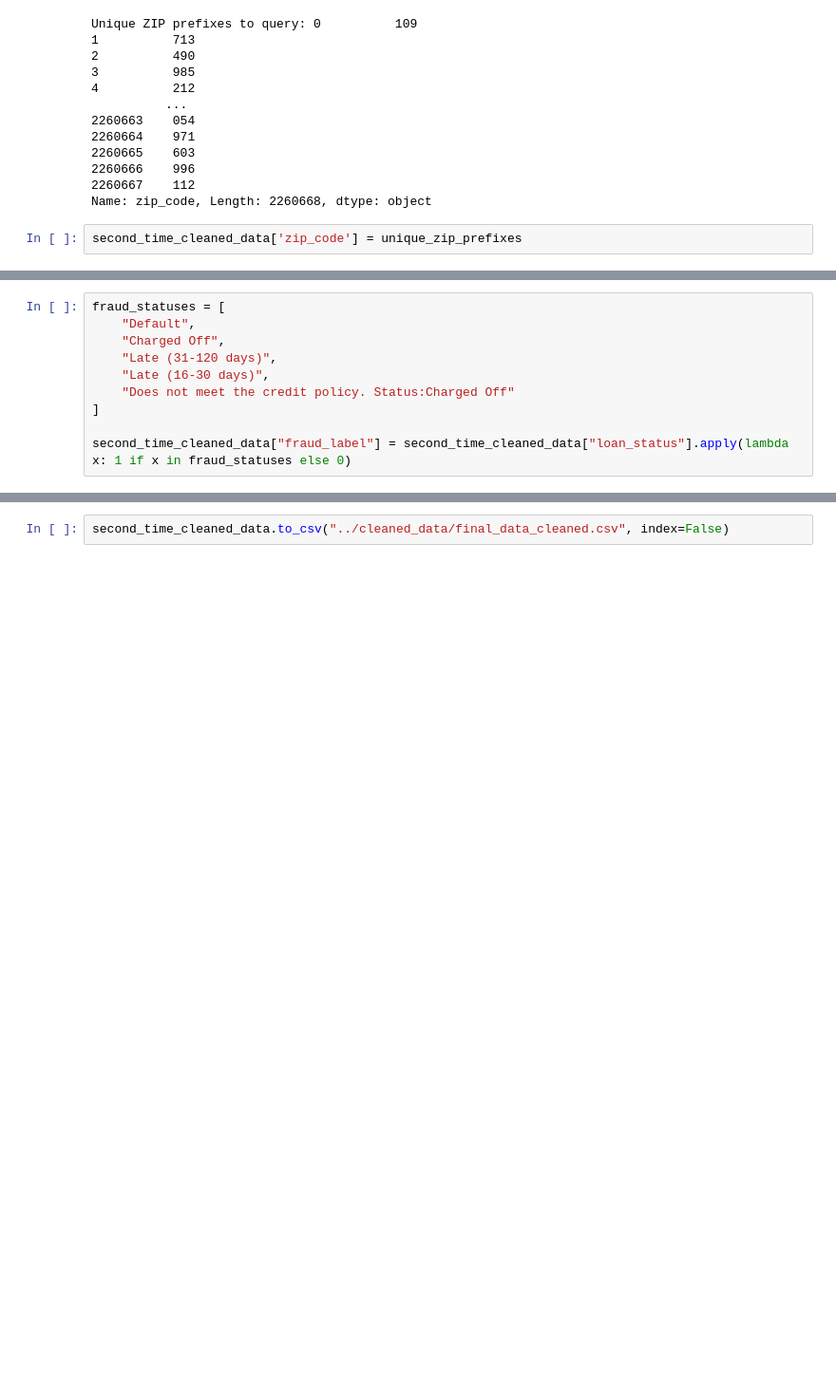
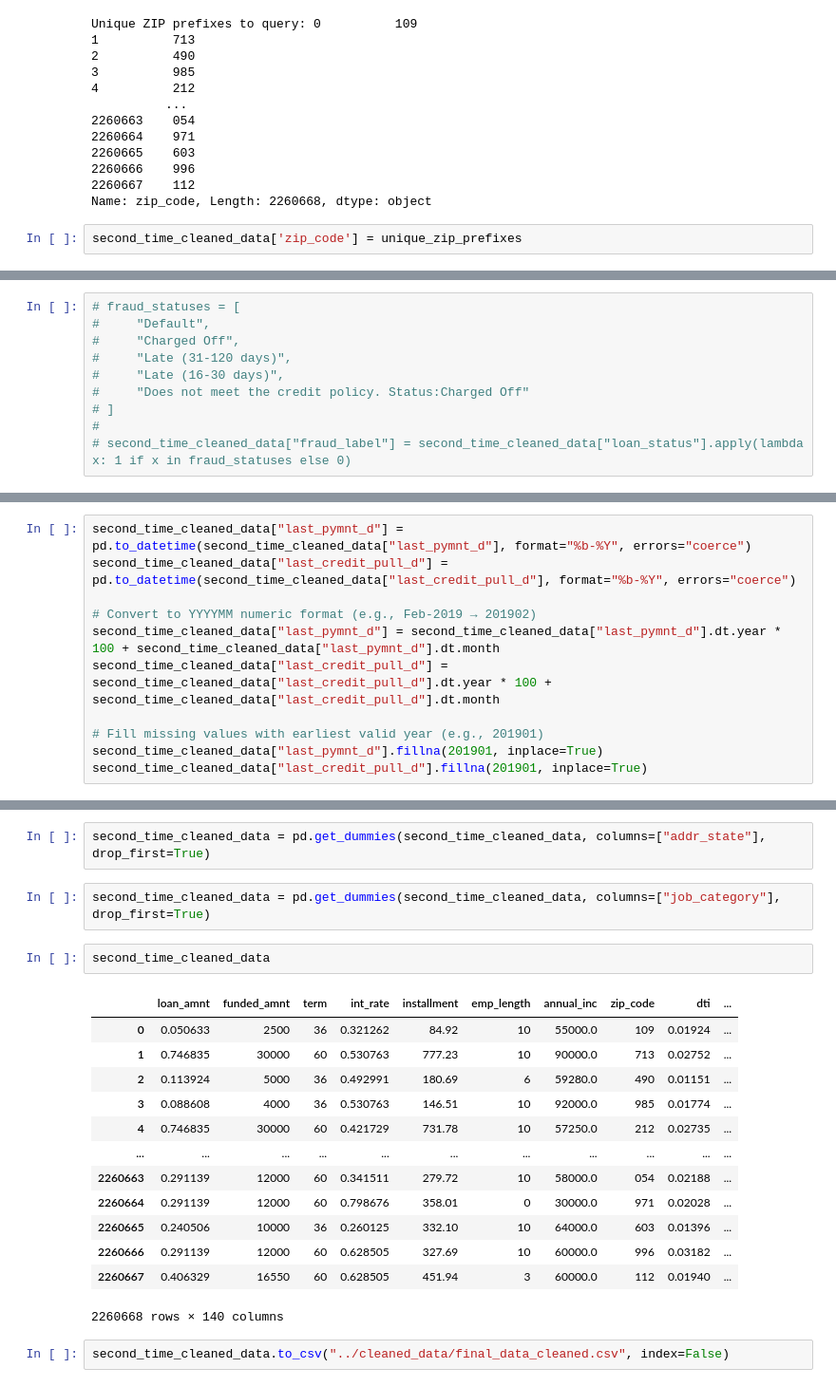
Before and after one commit to FYP-AI-Blockchain-Fraud-Detection-P2P/Data-Cleaning, a Jupyter notebook: notebooks/data_cleaning.ipynb, the cells around one changed output, grey strips where cells are left out. Shown at 95% size. Drawn from its saved outputs; the diff is of its cells as text; blank space fills up the shorter version.

```diff
--- a/notebooks/data_cleaning.ipynb
+++ b/notebooks/data_cleaning.ipynb
@@ -584,10 +560,10 @@ Name: loan_status, Length: 2260668, dtype: object
 # %%
-fraud_statuses = [
-    "Default",
-    "Charged Off",
-    "Late (31-120 days)",
-    "Late (16-30 days)",
-    "Does not meet the credit policy. Status:Charged Off"
-]
-
-second_time_cleaned_data["fraud_label"] = second_time_cleaned_data["loan_status"].apply(lambda x: 1 if x in fraud_statuses else 0)
+# fraud_statuses = [
+#     "Default",
+#     "Charged Off",
+#     "Late (31-120 days)",
+#     "Late (16-30 days)",
+#     "Does not meet the credit policy. Status:Charged Off"
+# ]
+#
+# second_time_cleaned_data["fraud_label"] = second_time_cleaned_data["loan_status"].apply(lambda x: 1 if x in fraud_statuses else 0)
@@ -598,3 +576,14 @@ fraud_label
 0    1972587
 1     288081
 Name: count, dtype: int64
+# %%
+second_time_cleaned_data["last_pymnt_d"] = pd.to_datetime(second_time_cleaned_data["last_pymnt_d"], format="%b-%Y", errors="coerce")
+second_time_cleaned_data["last_credit_pull_d"] = pd.to_datetime(second_time_cleaned_data["last_credit_pull_d"], format="%b-%Y", errors="coerce")
+
+# Convert to YYYYMM numeric format (e.g., Feb-2019 → 201902)
+second_time_cleaned_data["last_pymnt_d"] = second_time_cleaned_data["last_pymnt_d"].dt.year * 100 + second_time_cleaned_data["last_pymnt_d"].dt.month
+second_time_cleaned_data["last_credit_pull_d"] = second_time_cleaned_data["last_credit_pull_d"].dt.year * 100 + second_time_cleaned_data["last_credit_pull_d"].dt.month
+
+# Fill missing values with earliest valid year (e.g., 201901)
+second_time_cleaned_data["last_pymnt_d"].fillna(201901, inplace=True)
+second_time_cleaned_data["last_credit_pull_d"].fillna(201901, inplace=True)
@@ -601,3 +603,23 @@ Name: count, dtype: int64
+# %%
+second_time_cleaned_data = pd.get_dummies(second_time_cleaned_data, columns=["addr_state"], drop_first=True)
+# %%
+second_time_cleaned_data = pd.get_dummies(second_time_cleaned_data, columns=["job_category"], drop_first=True)
+# %%
+second_time_cleaned_data
+# %% [output]
+|  | loan_amnt | funded_amnt | term | int_rate | installment | emp_length | annual_inc | zip_code | dti | ... |
+| 0 | 0.050633 | 2500 | 36 | 0.321262 | 84.92 | 10 | 55000.0 | 109 | 0.01924 | ... |
+| 1 | 0.746835 | 30000 | 60 | 0.530763 | 777.23 | 10 | 90000.0 | 713 | 0.02752 | ... |
+| 2 | 0.113924 | 5000 | 36 | 0.492991 | 180.69 | 6 | 59280.0 | 490 | 0.01151 | ... |
+| 3 | 0.088608 | 4000 | 36 | 0.530763 | 146.51 | 10 | 92000.0 | 985 | 0.01774 | ... |
+| 4 | 0.746835 | 30000 | 60 | 0.421729 | 731.78 | 10 | 57250.0 | 212 | 0.02735 | ... |
+| ... | ... | ... | ... | ... | ... | ... | ... | ... | ... | ... |
+| 2260663 | 0.291139 | 12000 | 60 | 0.341511 | 279.72 | 10 | 58000.0 | 054 | 0.02188 | ... |
+| 2260664 | 0.291139 | 12000 | 60 | 0.798676 | 358.01 | 0 | 30000.0 | 971 | 0.02028 | ... |
+| 2260665 | 0.240506 | 10000 | 36 | 0.260125 | 332.10 | 10 | 64000.0 | 603 | 0.01396 | ... |
+| 2260666 | 0.291139 | 12000 | 60 | 0.628505 | 327.69 | 10 | 60000.0 | 996 | 0.03182 | ... |
+| 2260667 | 0.406329 | 16550 | 60 | 0.628505 | 451.94 | 3 | 60000.0 | 112 | 0.01940 | ... |
+2260668 rows × 140 columns
 # %%
 second_time_cleaned_data.to_csv("../cleaned_data/final_data_cleaned.csv", index=False)
 # %%
```
Also changed, not shown: parts of 10 cells of this notebook.
